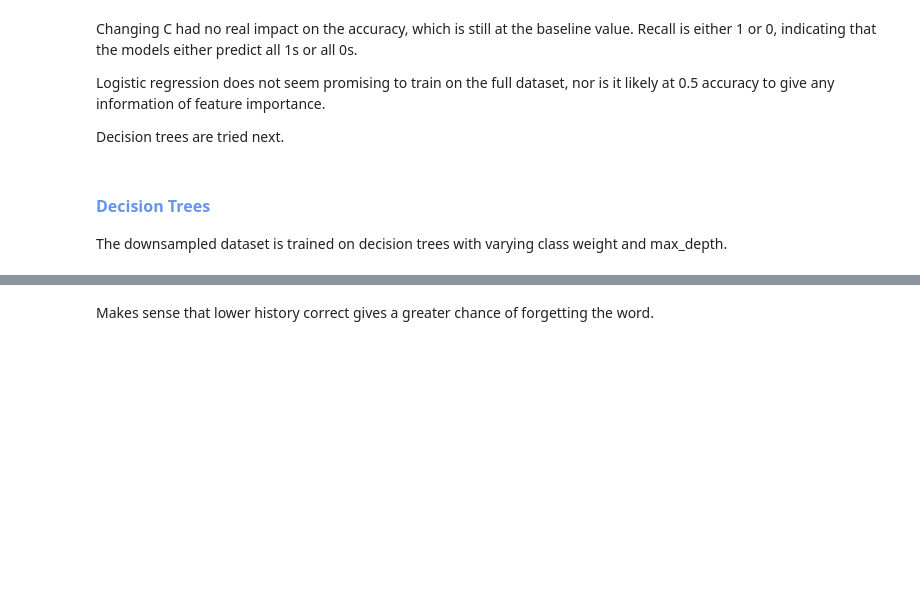
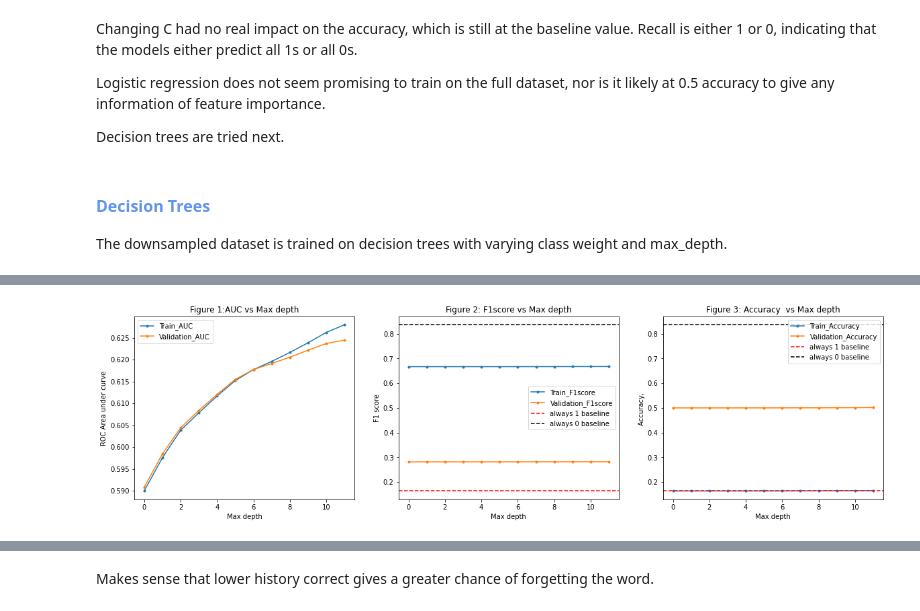
Before and after one commit to rts1988/Duolingo_spaced_repetition, a Jupyter notebook: 10_Duolingo_q1lpipe4_MLsplitting_modeling.ipynb, the cells around one changed output, grey strips where cells are left out. Saved outputs shown, nothing was run; the diff lists cells and outputs as text; code cells hidden in the pictures; blank space fills up the shorter version.

```diff
--- a/10_Duolingo_q1lpipe4_MLsplitting_modeling.ipynb
+++ b/10_Duolingo_q1lpipe4_MLsplitting_modeling.ipynb
@@ -285,0 +397,12 @@ coefficients.to_csv(path_name+"Logreg_L1_q1fulldataset_coefficients.csv")
+# %%
+dtree_metrics = pd.DataFrame()
+dtree_metrics['valid_accuracy'] = pd.Series(valid_acc)
+dtree_metrics['train_accuracy'] = pd.Series(train_acc)
+dtree_metrics['valid_AUC'] = pd.Series(valid_AUC)
+dtree_metrics['train_AUC'] = pd.Series(train_AUC)
+dtree_metrics['valid_f1'] = pd.Series(valid_f1)
+dtree_metrics['train_f1'] = pd.Series(train_f1)
+dtree_metrics = dtree_metrics.reset_index()
+dtree_metrics['Max_depth'] = dtree_metrics['index']
+dtree_metrics = dtree_metrics.drop('index',axis=1)
+display(np.around(dtree_metrics,2))
@@ -285,0 +423,45 @@ coefficients.to_csv(path_name+"Logreg_L1_q1fulldataset_coefficients.csv")
+# %%
+y_valid = yq1_valid
+y_train = yq1_train
+
+plt.subplots(1,3,figsize=(20,5))
+
+plt.subplot(1,3,1)
+plt.plot(dtree_metrics['train_AUC'],'.-',label='Train_AUC')
+plt.plot(dtree_metrics['valid_AUC'],'.-',label='Validation_AUC')
+plt.title("Figure 1:AUC vs Max depth")
+plt.xlabel("Max depth")
+plt.ylabel("ROC Area under curve")
+plt.legend()
+
+plt.subplot(1,3,2)
+plt.plot(dtree_metrics['train_f1'],'.-',label='Train_F1score')
+plt.plot(dtree_metrics['valid_f1'],'.-',label='Validation_F1score')
+# getting accuracy for baseline model that always predicts 1 no matter what.
+baseline1_f1 = accuracy_score(y_valid, [1]*y_valid.shape[0])
+# getting accuracy for baseline model that always predicts 0 no matter what.
+baseline0_f1 = accuracy_score(y_valid, [0]*y_valid.shape[0])
+plt.axhline(baseline1_f1,color = 'red',linestyle = '--',label="always 1 baseline")
+plt.axhline(baseline0_f1,color = 'black',linestyle = '--',label="always 0 baseline")
+plt.xlabel("Max depth")
+plt.ylabel("F1 score")
+plt.title("Figure 2: F1score vs Max depth")
+plt.legend()
+
+plt.subplot(1,3,3)
+plt.plot(dtree_metrics['train_accuracy'],'.-',label='Train_Accuracy')
+plt.plot(dtree_metrics['valid_accuracy'],'.-',label='Validation_Accuracy')
+# getting accuracy for baseline model that always predicts 1 no matter what.
+baseline1_acc = accuracy_score(y_valid, [1]*y_valid.shape[0])
+# getting accuracy for baseline model that always predicts 0 no matter what.
+baseline0_acc = accuracy_score(y_valid, [0]*y_valid.shape[0])
+plt.axhline(baseline1_acc,color = 'red',linestyle = '--',label="always 1 baseline")
+plt.axhline(baseline0_acc,color = 'black',linestyle = '--',label="always 0 baseline")
+plt.xlabel("Max depth")
+plt.ylabel("Accuracy, ")
+plt.title("Figure 3: Accuracy  vs Max depth")
+plt.legend()
+
+plt.show()
+# %% [output]
+[figure, added]
```
Also changed, not shown: parts of 85 cells of this notebook.
